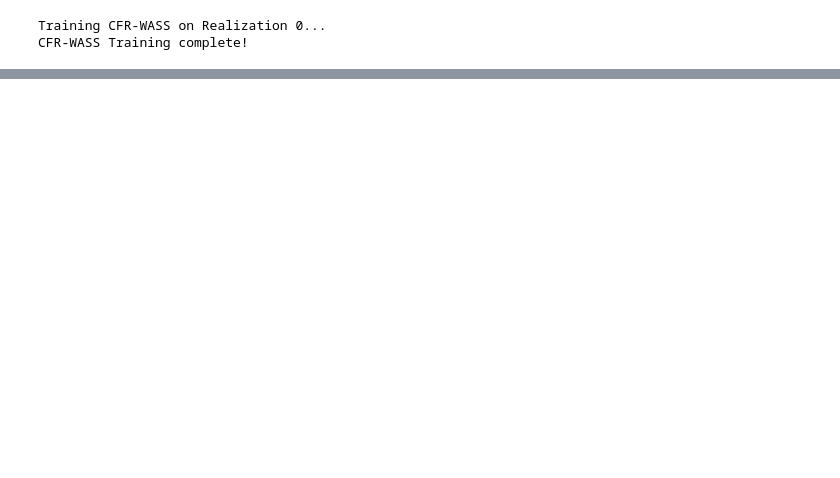
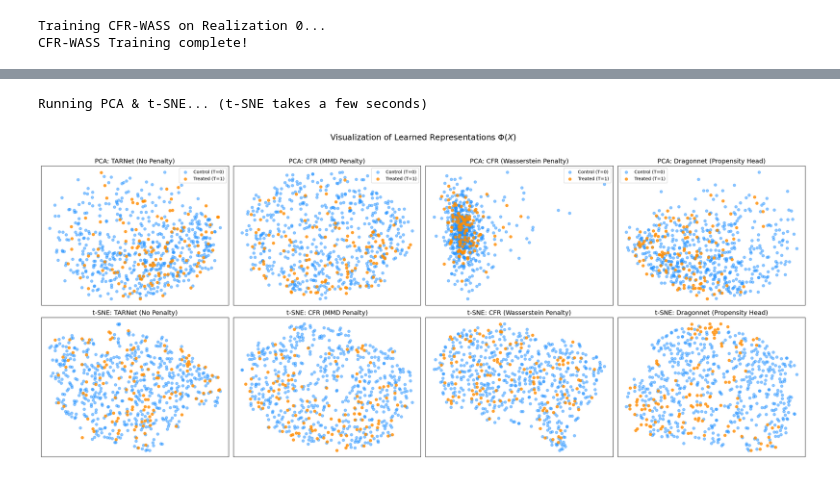
Before and after one commit to DotIN13/dragonnet, a Jupyter notebook: main.ipynb, the cells around one changed output, grey strips where cells are left out. Saved outputs shown, nothing was run; the diff lists cells and outputs as text; code cells hidden in the pictures; blank space fills up the shorter version.

```diff
--- a/main.ipynb
+++ b/main.ipynb
@@ -651,0 +758,78 @@ Running PCA & t-SNE... (t-SNE takes a few seconds)
+# %%
+from sklearn.manifold import TSNE
+from sklearn.decomposition import PCA
+import matplotlib.pyplot as plt
+
+# 1. Extract representations from the training set
+tarnet.eval()
+cfr_mmd.eval()
+cfr_wass.eval()
+dragonnet.eval()
+
+with torch.no_grad():
+    # TARNet's forward doesn't return phi, but we can call its `phi` module directly
+    phi_tarnet = tarnet.phi(x_tr).cpu().numpy()
+
+    # CFR returns phi directly
+    _, _, _, phi_mmd = cfr_mmd(x_tr, t_tr)
+    phi_mmd = phi_mmd.cpu().numpy()
+
+    _, _, _, phi_wass = cfr_wass(x_tr, t_tr)
+    phi_wass = phi_wass.cpu().numpy()
+
+    # Dragonnet returns phi directly (5th returned element)
+    _, _, _, _, phi_dragon = dragonnet(x_tr, t_tr)
+    phi_dragon = phi_dragon.cpu().numpy()
+
+# 2. Apply PCA and t-SNE
+print("Running PCA & t-SNE... (t-SNE takes a few seconds)")
+pca = PCA(n_components=2, random_state=42)
+z_pca_tarnet = pca.fit_transform(phi_tarnet)
+z_pca_mmd = pca.fit_transform(phi_mmd)
+z_pca_wass = pca.fit_transform(phi_wass)
+z_pca_dragon = pca.fit_transform(phi_dragon)
+
+tsne = TSNE(n_components=2, random_state=42, perplexity=30)
+z_tsne_tarnet = tsne.fit_transform(phi_tarnet)
+z_tsne_mmd = tsne.fit_transform(phi_mmd)
+z_tsne_wass = tsne.fit_transform(phi_wass)
+z_tsne_dragon = tsne.fit_transform(phi_dragon)
+
+# 3. Plot the distributions
+t_np = t_tr.cpu().numpy().flatten()
+idx_t0 = (t_np == 0)
+idx_t1 = (t_np == 1)
+
+fig, axes = plt.subplots(2, 4, figsize=(24, 10))
+titles = [
+    'TARNet (No Penalty)',
+    'CFR (MMD Penalty)',
+    'CFR (Wasserstein Penalty)',
+    'Dragonnet (Propensity Head)'
+]
+pca_embeddings = [z_pca_tarnet, z_pca_mmd, z_pca_wass, z_pca_dragon]
+tsne_embeddings = [z_tsne_tarnet, z_tsne_mmd, z_tsne_wass, z_tsne_dragon]
+
+# Plot PCA
+for ax, z, title in zip(axes[0], pca_embeddings, titles):
+    ax.scatter(z[idx_t0, 0], z[idx_t0, 1], alpha=0.5, label='Control (T=0)', color='dodgerblue')
+    ax.scatter(z[idx_t1, 0], z[idx_t1, 1], alpha=0.8, label='Treated (T=1)', color='darkorange')
+    ax.set_title(f"PCA: {title}", fontsize=14)
+    ax.set_xticks([])
+    ax.set_yticks([])
+    ax.legend()
+
+# Plot t-SNE
+for ax, z, title in zip(axes[1], tsne_embeddings, titles):
+    ax.scatter(z[idx_t0, 0], z[idx_t0, 1], alpha=0.5, label='Control (T=0)', color='dodgerblue')
+    ax.scatter(z[idx_t1, 0], z[idx_t1, 1], alpha=0.8, label='Treated (T=1)', color='darkorange')
+    ax.set_title(f"t-SNE: {title}", fontsize=14)
+    ax.set_xticks([])
+    ax.set_yticks([])
+
+plt.suptitle('Visualization of Learned Representations $\\Phi(X)$', fontsize=18, y=1.02)
+plt.tight_layout()
+plt.show()
+# %% [output]
+Running PCA & t-SNE... (t-SNE takes a few seconds)
+[figure, added]
```
Also changed, not shown: parts of 31 cells of this notebook.
